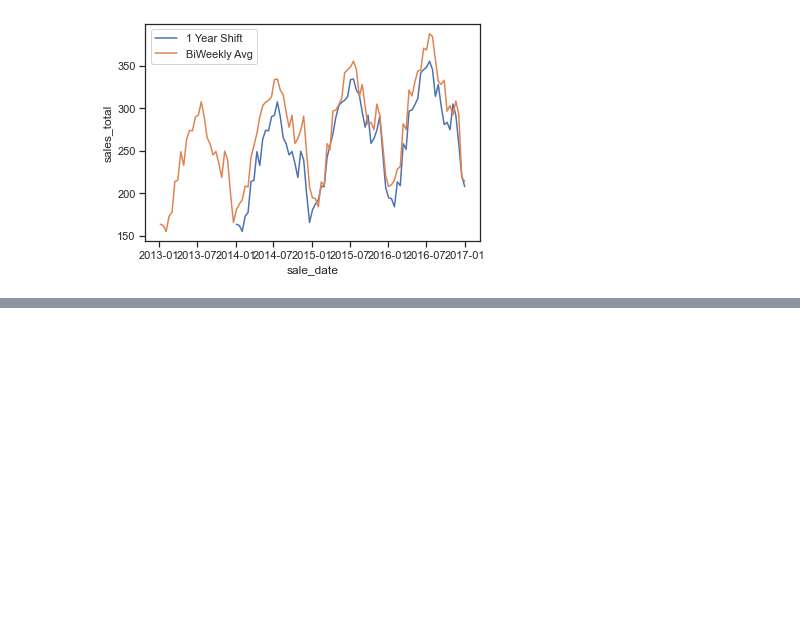
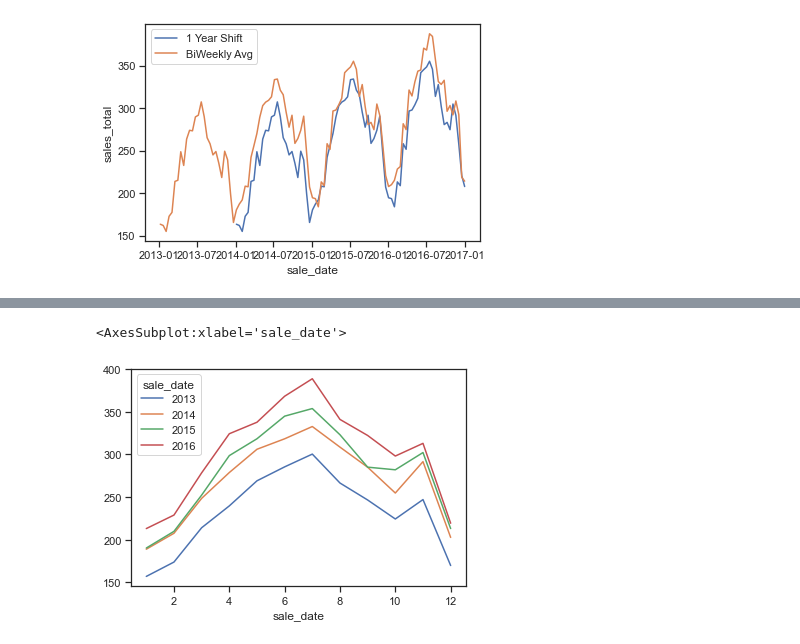
Before and after one commit to joshuamchavez2/time-series-analysis, a Jupyter notebook: Exploratory Analysis.ipynb, the cells around one changed output, grey strips where cells are left out. Drawn from its saved outputs; the diff is of its cells as text; code cells hidden in the pictures; blank space fills up the shorter version.

```diff
--- a/Exploratory Analysis.ipynb
+++ b/Exploratory Analysis.ipynb
@@ -189,0 +210,5 @@ pd.plotting.lag_plot(s.resample('2W').mean(), 1)
+# %%
+s.groupby([s.index.year, s.index.month]).mean().unstack(0).plot()
+# %% [output]
+<AxesSubplot:xlabel='sale_date'>
+[figure, added]
```
Also changed, not shown: parts of 17 cells of this notebook, 1 other file.
